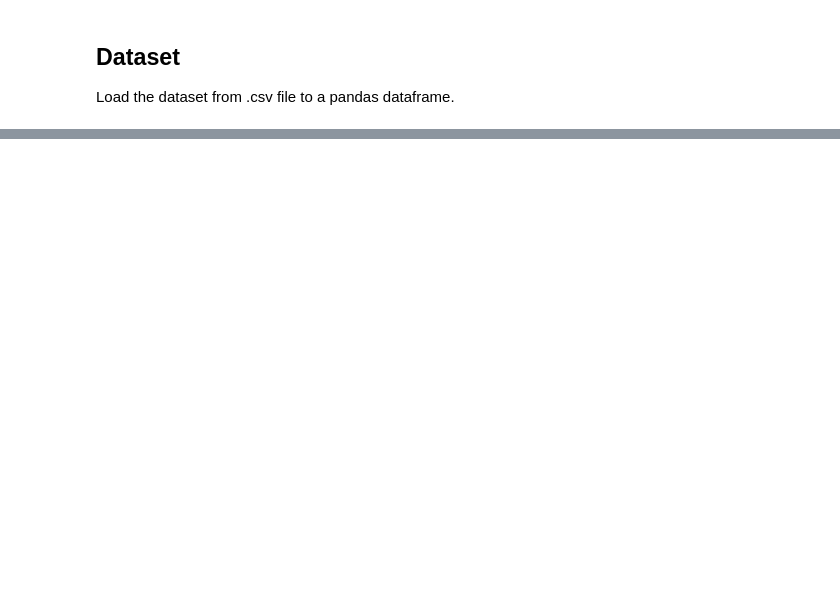
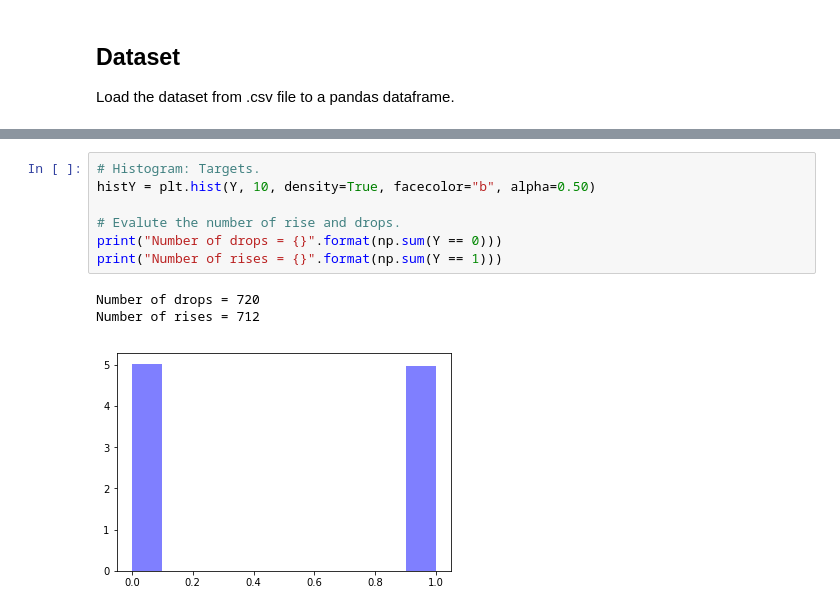
Before and after one commit to LUOFENGZHOU/njord, a Jupyter notebook: notebook/data.ipynb, the cells around one changed output, grey strips where cells are left out. Drawn from its saved outputs; the diff is of its cells as text; blank space fills up the shorter version.

```diff
--- a/notebook/data.ipynb
+++ b/notebook/data.ipynb
@@ -41 +117,12 @@ print("Y shape = {}".format(Y.shape))
+# %%
+# Histogram: Targets.
+histY = plt.hist(Y, 10, density=True, facecolor="b", alpha=0.50)
+
+# Evalute the number of rise and drops.
+print("Number of drops = {}".format(np.sum(Y == 0)))
+print("Number of rises = {}".format(np.sum(Y == 1)))
+# %% [output]
+Number of drops = 720
+Number of rises = 712
+[figure, added]
 # %%
```
Also changed, not shown: parts of 29 cells of this notebook.
